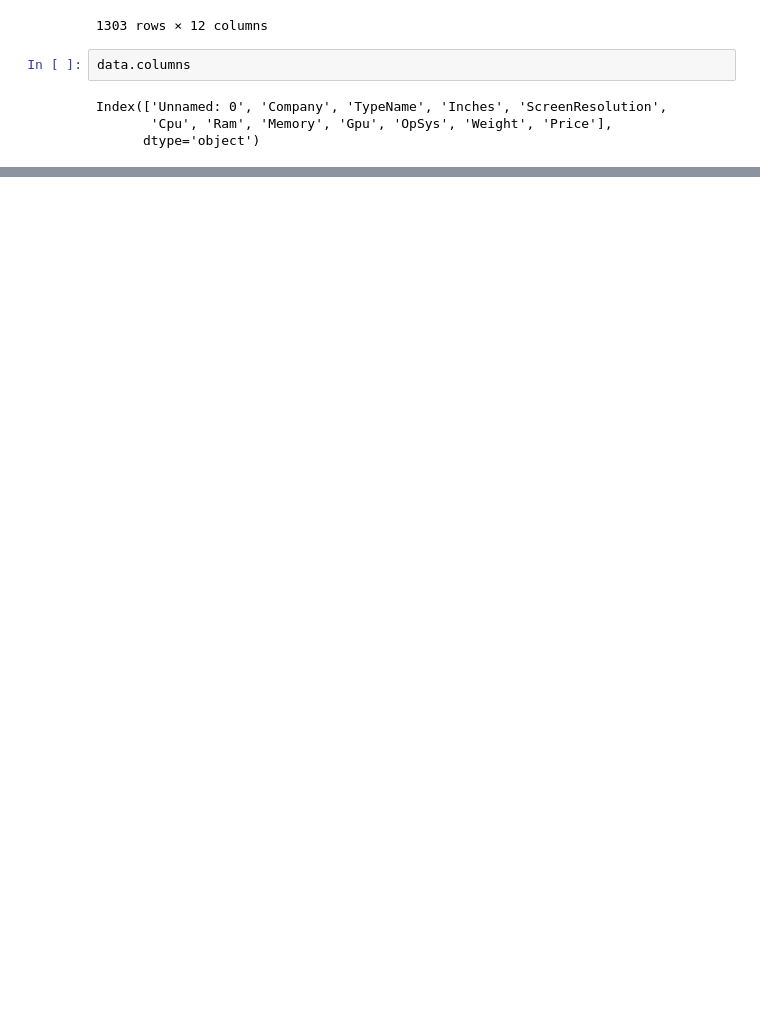
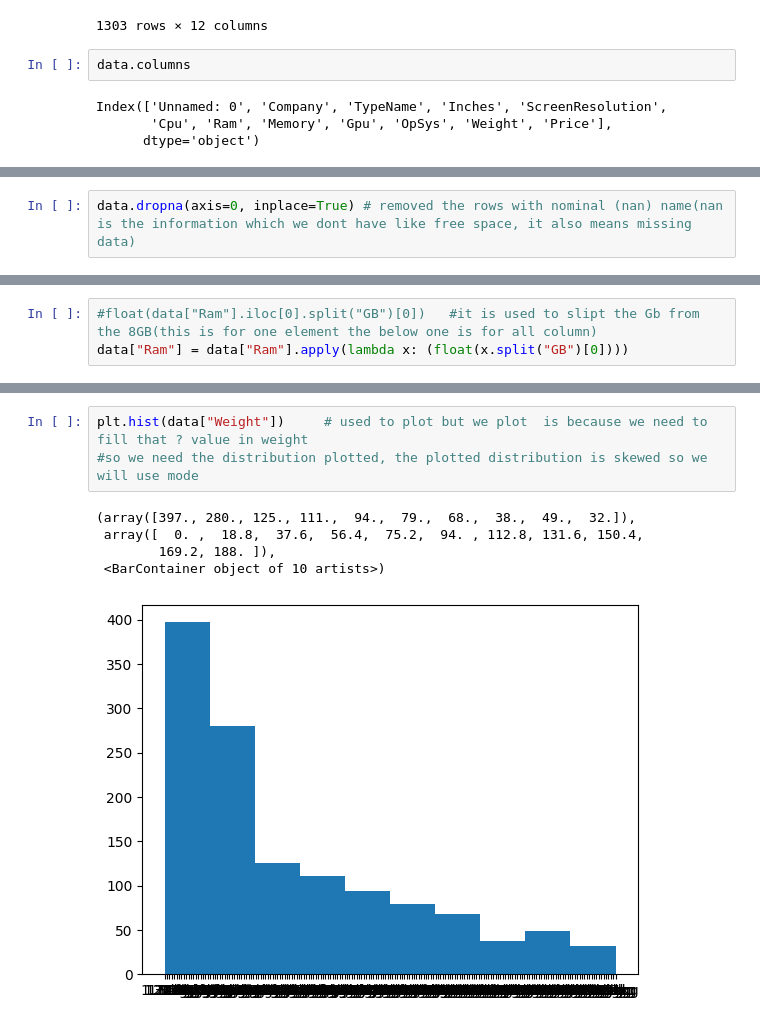
Before and after one commit to Bhoomi-jain/laptop_price_detection, a Jupyter notebook: src.ipynb, the cells around one changed output, grey strips where cells are left out. Cells and saved outputs as stored; diff of their text form; blank space fills up the shorter version.

Commit message:
data cleaning and minor working

```diff
--- a/src.ipynb
+++ b/src.ipynb
@@ -42,0 +101,2 @@ data.drop(labels=data.columns[0],axis=1, inplace=True)
+# %%
+data.dropna(axis=0, inplace=True) # removed the rows with nominal (nan) name(nan is the information which we dont have like free space, it also means missing data)
@@ -42,0 +187,3 @@ data.drop(labels=data.columns[0],axis=1, inplace=True)
+# %%
+#float(data["Ram"].iloc[0].split("GB")[0])   #it is used to slipt the Gb from the 8GB(this is for one element the below one is for all column)
+data["Ram"] = data["Ram"].apply(lambda x: (float(x.split("GB")[0])))
@@ -42,0 +215,9 @@ data.drop(labels=data.columns[0],axis=1, inplace=True)
+# %%
+plt.hist(data["Weight"])     # used to plot but we plot  is because we need to fill that ? value in weight
+#so we need the distribution plotted, the plotted distribution is skewed so we will use mode
+# %% [output]
+(array([397., 280., 125., 111.,  94.,  79.,  68.,  38.,  49.,  32.]),
+ array([  0. ,  18.8,  37.6,  56.4,  75.2,  94. , 112.8, 131.6, 150.4,
+        169.2, 188. ]),
+ <BarContainer object of 10 artists>)
+[figure, added]
```
Also changed, not shown: parts of 35 cells of this notebook.
